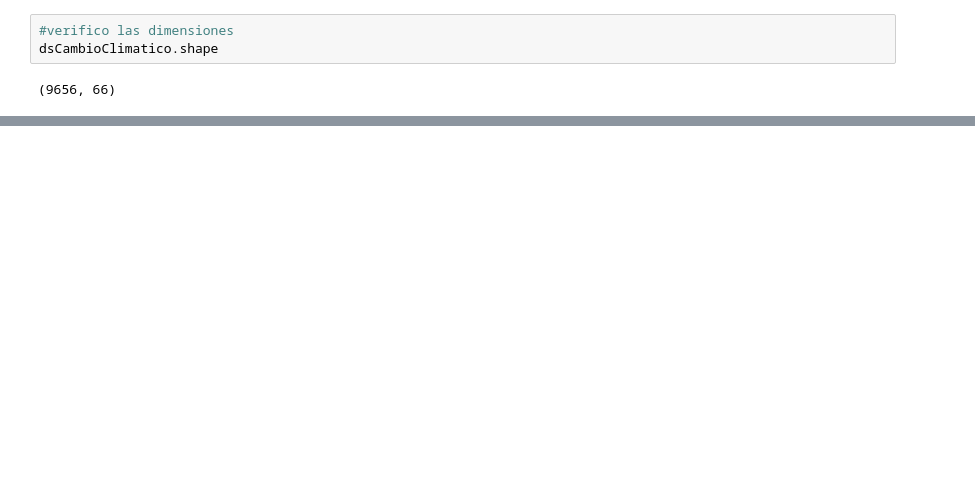
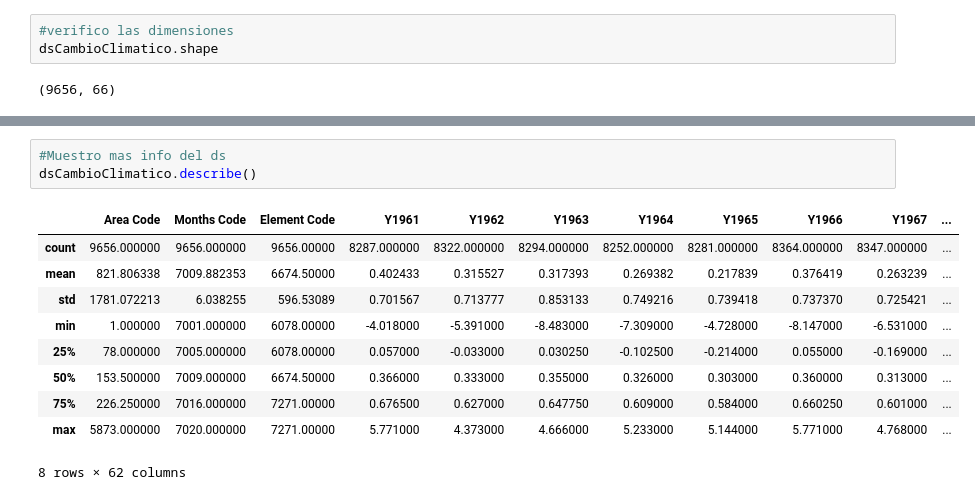
Before and after one commit to jcorvalan93/CH_DataScience, a Jupyter notebook: CambioClimatico.ipynb, the cells around one changed output, grey strips where cells are left out. Cells and saved outputs as stored; diff of their text form; blank space fills up the shorter version.

```diff
--- a/CambioClimatico.ipynb
+++ b/CambioClimatico.ipynb
@@ -28,0 +46,14 @@ dsCambioClimatico.shape
+# %%
+#Muestro mas info del ds
+dsCambioClimatico.describe()
+# %% [output]
+|  | Area Code | Months Code | Element Code | Y1961 | Y1962 | Y1963 | Y1964 | Y1965 | Y1966 | Y1967 | ... |
+| count | 9656.000000 | 9656.000000 | 9656.00000 | 8287.000000 | 8322.000000 | 8294.000000 | 8252.000000 | 8281.000000 | 8364.000000 | 8347.000000 | ... |
+| mean | 821.806338 | 7009.882353 | 6674.50000 | 0.402433 | 0.315527 | 0.317393 | 0.269382 | 0.217839 | 0.376419 | 0.263239 | ... |
+| std | 1781.072213 | 6.038255 | 596.53089 | 0.701567 | 0.713777 | 0.853133 | 0.749216 | 0.739418 | 0.737370 | 0.725421 | ... |
+| min | 1.000000 | 7001.000000 | 6078.00000 | -4.018000 | -5.391000 | -8.483000 | -7.309000 | -4.728000 | -8.147000 | -6.531000 | ... |
+| 25% | 78.000000 | 7005.000000 | 6078.00000 | 0.057000 | -0.033000 | 0.030250 | -0.102500 | -0.214000 | 0.055000 | -0.169000 | ... |
+| 50% | 153.500000 | 7009.000000 | 6674.50000 | 0.366000 | 0.333000 | 0.355000 | 0.326000 | 0.303000 | 0.360000 | 0.313000 | ... |
+| 75% | 226.250000 | 7016.000000 | 7271.00000 | 0.676500 | 0.627000 | 0.647750 | 0.609000 | 0.584000 | 0.660250 | 0.601000 | ... |
+| max | 5873.000000 | 7020.000000 | 7271.00000 | 5.771000 | 4.373000 | 4.666000 | 5.233000 | 5.144000 | 5.771000 | 4.768000 | ... |
+8 rows × 62 columns
```
Also changed, not shown: parts of 4 cells of this notebook.
